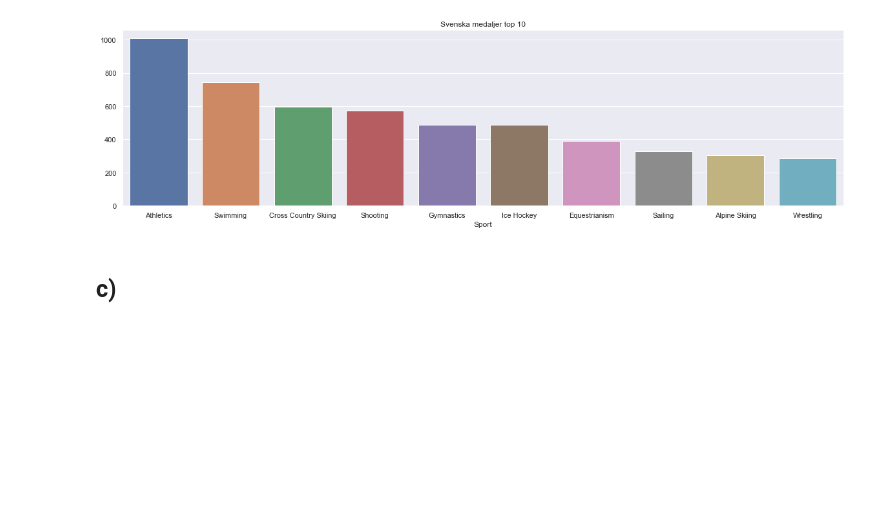
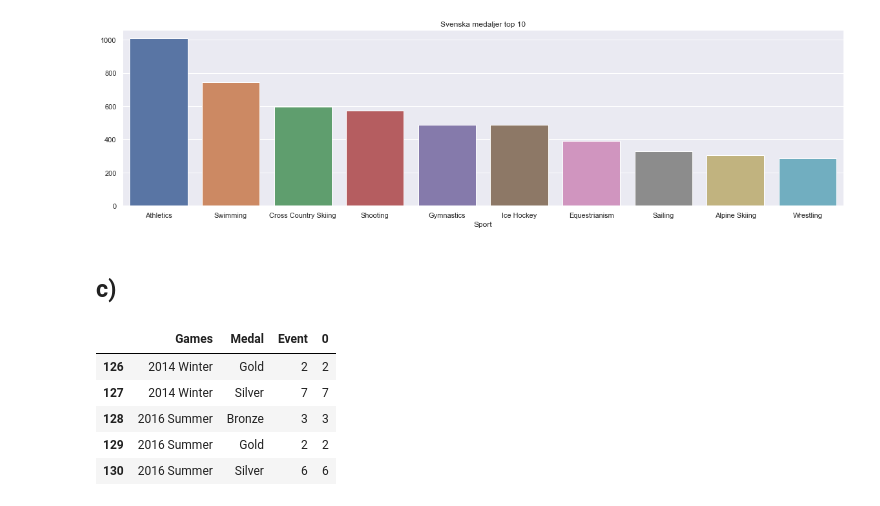
Before and after one commit to Erik-M-Larsson/Databehandling-OS-projekt-Felix-Tjernberg-Erik-Larsson, a Jupyter notebook: uppgift-0-1.ipynb, the cells around one changed output. Cells and saved outputs as stored; diff of their text form; code cells hidden in the pictures; blank space fills up the shorter version.

```diff
--- a/uppgift-0-1.ipynb
+++ b/uppgift-0-1.ipynb
@@ -212,0 +218,10 @@ Text(0.5, 1.0, 'Svenska medaljer top 10')
+# %%
+swedish_medal_counts = swedish_medals_df.groupby(['Games', 'Medal']).count().reset_index()
+swedish_medal_counts.tail()
+# %% [output]
+|  | Games | Medal | Event | 0 |
+| 126 | 2014 Winter | Gold | 2 | 2 |
+| 127 | 2014 Winter | Silver | 7 | 7 |
+| 128 | 2016 Summer | Bronze | 3 | 3 |
+| 129 | 2016 Summer | Gold | 2 | 2 |
+| 130 | 2016 Summer | Silver | 6 | 6 |
```
Also changed, not shown: parts of 3 cells of this notebook.
